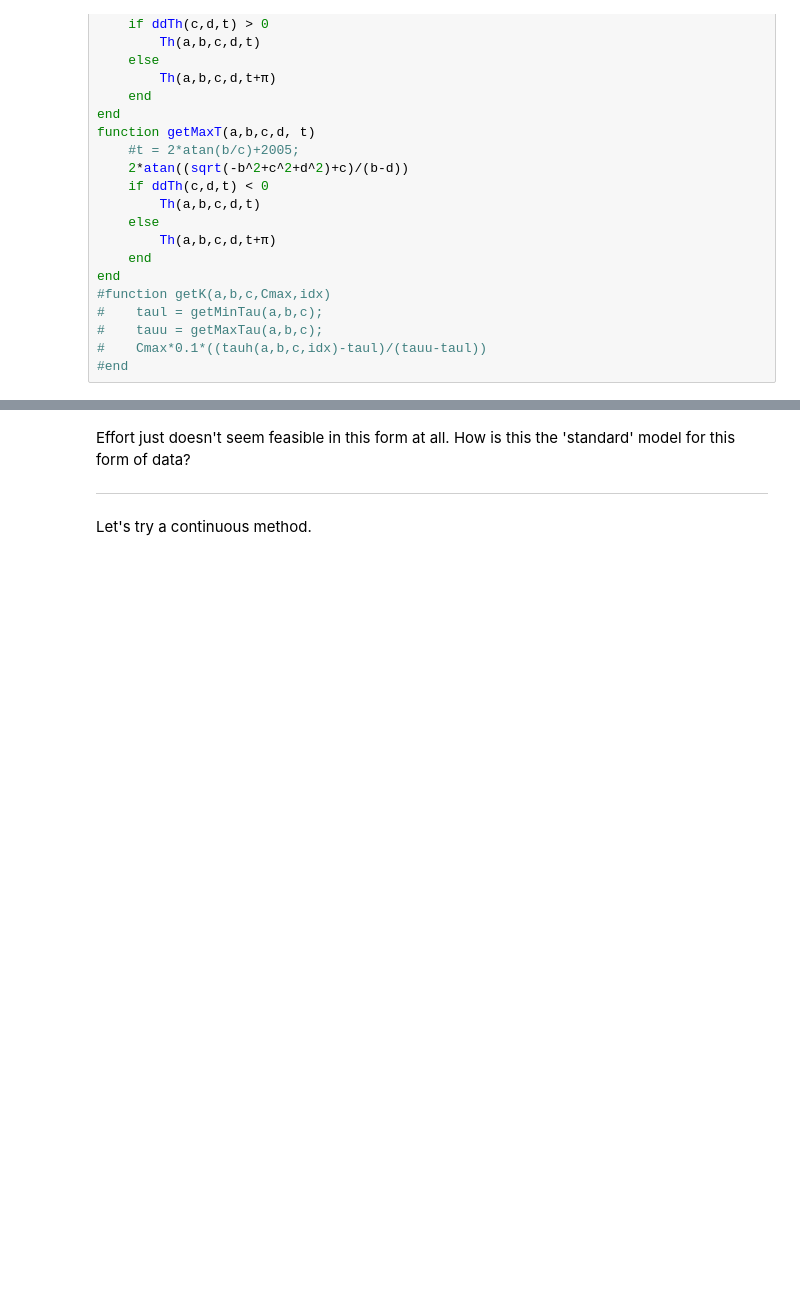
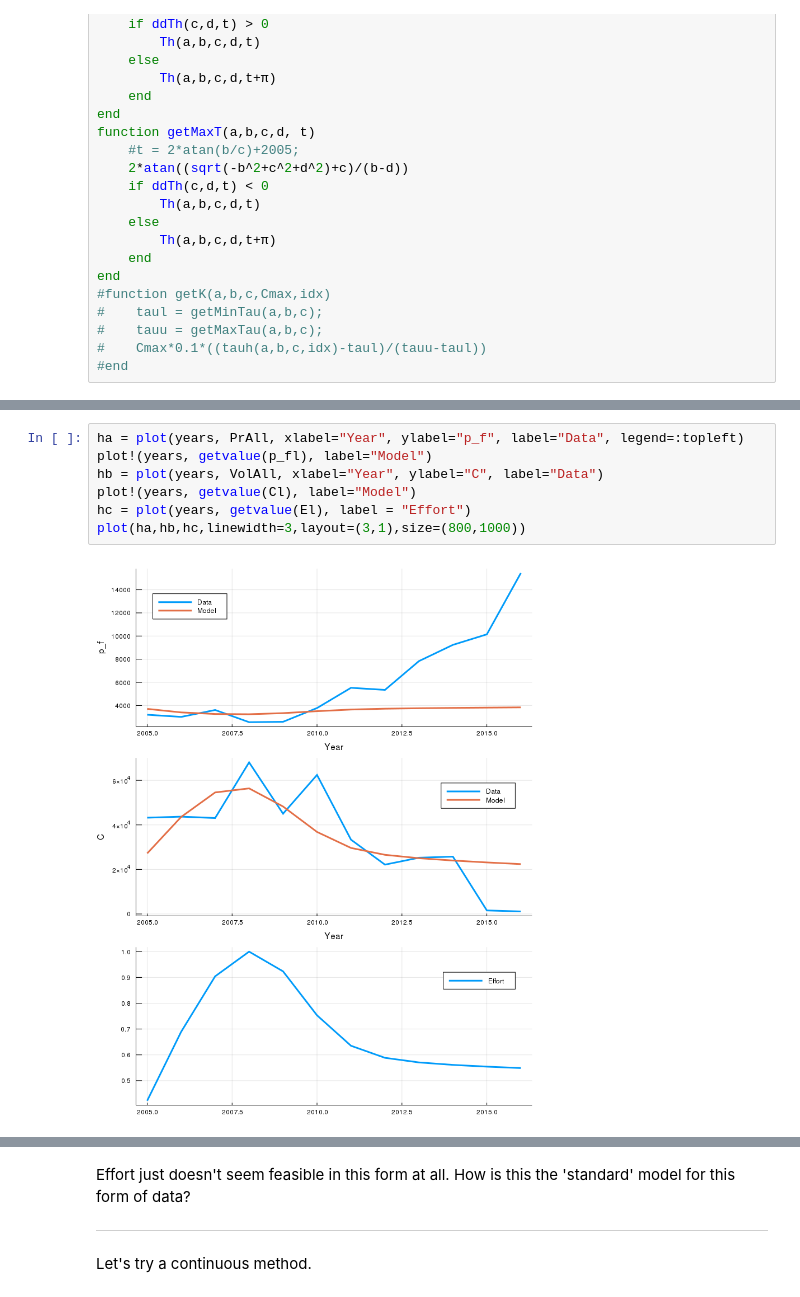
Before and after one commit to Lelsler/Squid, a Jupyter notebook: bem.ipynb, the cells around one changed output, grey strips where cells are left out. Cells and saved outputs as stored; diff of their text form; blank space fills up the shorter version.

```diff
--- a/bem.ipynb
+++ b/bem.ipynb
@@ -230,0 +289,9 @@ plot(ha,hb,hc,linewidth=3,layout=(3,1),size=(800,1000))
+# %%
+ha = plot(years, PrAll, xlabel="Year", ylabel="p_f", label="Data", legend=:topleft)
+plot!(years, getvalue(p_fl), label="Model")
+hb = plot(years, VolAll, xlabel="Year", ylabel="C", label="Data")
+plot!(years, getvalue(Cl), label="Model")
+hc = plot(years, getvalue(El), label = "Effort")
+plot(ha,hb,hc,linewidth=3,layout=(3,1),size=(800,1000))
+# %% [output]
+[figure, added]
```
Also changed, not shown: parts of 29 cells of this notebook.
